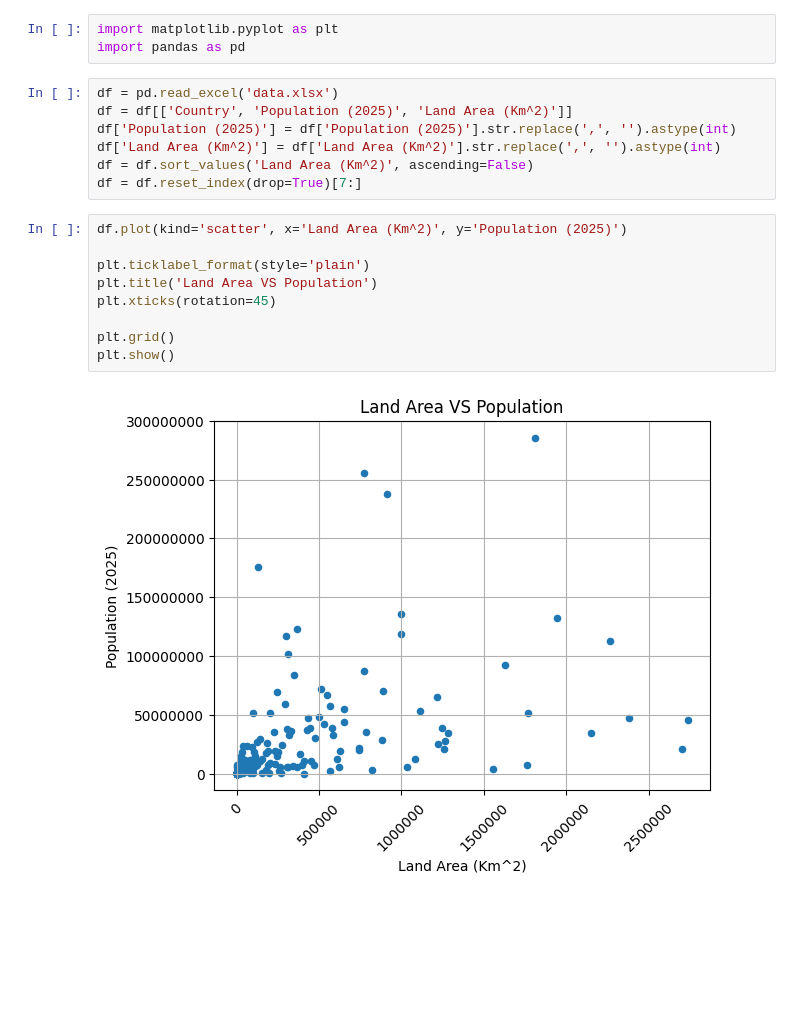
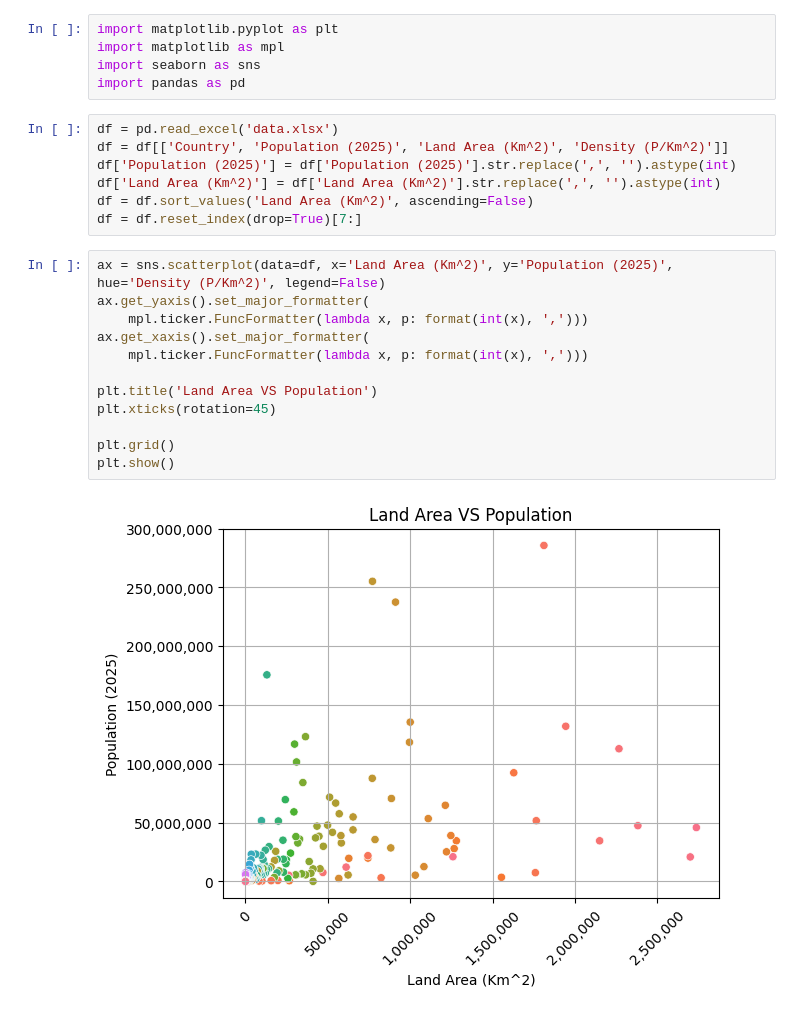
Before and after one commit to Urgith/data_science, a Jupyter notebook: scraping/worldometer_population/data_plotting.ipynb, the cells around one changed output. Cells and saved outputs as stored; diff of their text form; blank space fills up the shorter version.

Commit message:
x and y axis formatted

```diff
--- a/scraping/worldometer_population/data_plotting.ipynb
+++ b/scraping/worldometer_population/data_plotting.ipynb
@@ -1,21 +1,26 @@
 # %%
 import matplotlib.pyplot as plt
+import matplotlib as mpl
+import seaborn as sns
 import pandas as pd
 # %%
 df = pd.read_excel('data.xlsx')
-df = df[['Country', 'Population (2025)', 'Land Area (Km^2)']]
+df = df[['Country', 'Population (2025)', 'Land Area (Km^2)', 'Density (P/Km^2)']]
 df['Population (2025)'] = df['Population (2025)'].str.replace(',', '').astype(int)
 df['Land Area (Km^2)'] = df['Land Area (Km^2)'].str.replace(',', '').astype(int)
 df = df.sort_values('Land Area (Km^2)', ascending=False)
 df = df.reset_index(drop=True)[7:]
 # %%
-df.plot(kind='scatter', x='Land Area (Km^2)', y='Population (2025)')
+ax = sns.scatterplot(data=df, x='Land Area (Km^2)', y='Population (2025)', hue='Density (P/Km^2)', legend=False)
+ax.get_yaxis().set_major_formatter(
+    mpl.ticker.FuncFormatter(lambda x, p: format(int(x), ',')))
+ax.get_xaxis().set_major_formatter(
+    mpl.ticker.FuncFormatter(lambda x, p: format(int(x), ',')))
 
-plt.ticklabel_format(style='plain')
 plt.title('Land Area VS Population')
 plt.xticks(rotation=45)
 
 plt.grid()
 plt.show()
 # %% [output]
-[figure, old version]
+[figure, new version]
```
Also changed, not shown: 1 other file.
